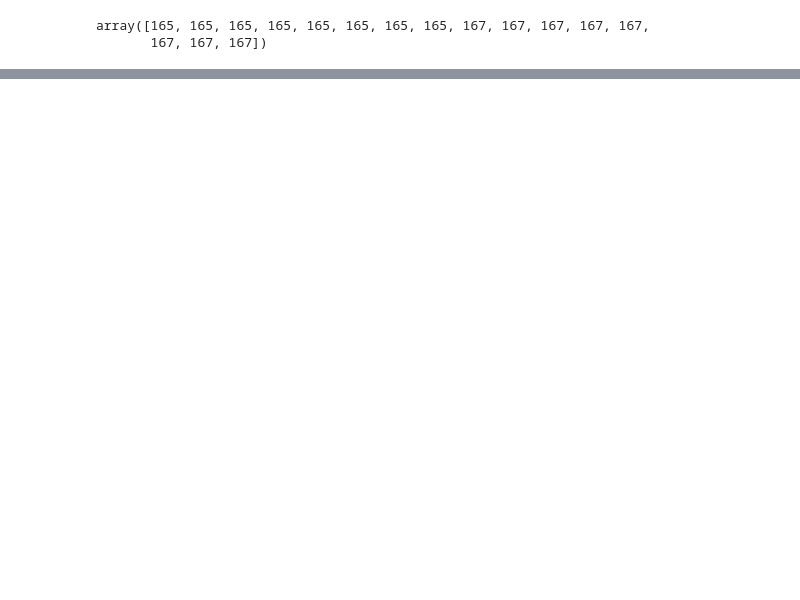
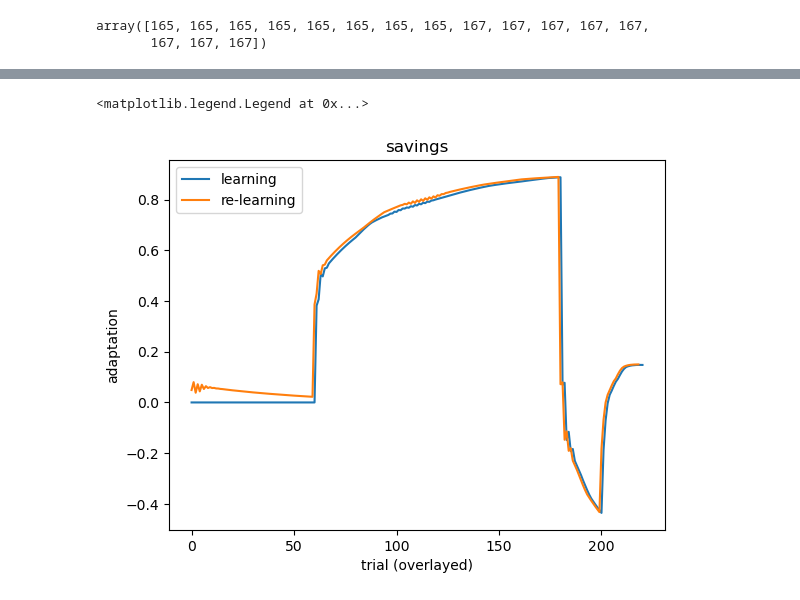
Before and after one commit to sashkarivkind/contextual_frogs, a Jupyter notebook: experimental/optim/result_view_part2.ipynb, the cells around one changed output, grey strips where cells are left out. Drawn from its saved outputs; the diff is of its cells as text; code cells hidden in the pictures; blank space fills up the shorter version.

```diff
--- a/experimental/optim/result_view_part2.ipynb
+++ b/experimental/optim/result_view_part2.ipynb
@@ -77,0 +194,32 @@ array([0.09675333, 0.09027425, 0.09328223, 0.08912233, 0.11363737,
+# %%
+def local_eval_paradigms(model, playlist_file, args):
+    with open(playlist_file, 'rb') as f:
+        playlist = pickle.load(f)
+
+    model.eval()
+    with torch.no_grad():
+        outputs = {}
+        for paradigm_name,paradigm in playlist.items():
+            print(f'evaluating paradigm {paradigm_name} with {len(paradigm)} steps')
+            ys = torch.tensor(paradigm, device=next(model.parameters()).device)
+            #duplicate ys across batch size
+            ys = ys.unsqueeze(0).repeat(args.bs, 1)  # [bs, t]
+            # noises = torch.randn((args.bs, ys.shape[1]), device=next(model.parameters()).device) * model.sigma_x  # [bs, t]
+            noises = torch.zeros((args.bs, ys.shape[1]), device=next(model.parameters()).device)  # [bs, t]
+            noises = [noises[:, t_idx] for t_idx in range(noises.shape[1])]
+            ys = [ys[:, t_idx] for t_idx in range(ys.shape[1])]
+            print(f'noises shape: {noises[0].shape}, ys shape: {ys[0].shape}')
+            model_setting = args.model
+            outputs_ = model.f(args.n,
+                                noises,
+                                ys,
+                                model_setting,
+                                qs=None,
+                                )
+            outputs[paradigm_name] = np.array([z.cpu().numpy().reshape(-1) for z in outputs_])
+    return outputs
+# %%
+paradigm_file='/homes/ar2342/one_more_dir/contextual_frogs/signoffrepertoire4.3.pkl'
+# force_model_params(model, forced_params)
+
+ooo = local_eval_paradigms(model, paradigm_file, args)
@@ -77,0 +248,15 @@ array([0.09675333, 0.09027425, 0.09328223, 0.08912233, 0.11363737,
+# %%
+pooling_fun = np.nanmedian
+# pooling_fun = np.nanmean
+# %%
+plt.plot(pooling_fun(ooo['savings'][:221], axis=1) , label='learning')
+plt.plot(pooling_fun(ooo['savings'][221:], axis=1), label='re-learning')
+# for subj in range(subjs):
+    # plt.plot(ooo['savings'][221:, subj], color='gray', alpha=0.3)
+plt.title('savings')
+plt.xlabel('trial (overlayed)')
+plt.ylabel('adaptation')
+plt.legend()
+# %% [output]
+<matplotlib.legend.Legend at 0x...>
+[figure, added]
```
Also changed, not shown: parts of 44 cells of this notebook, 4 other files.
